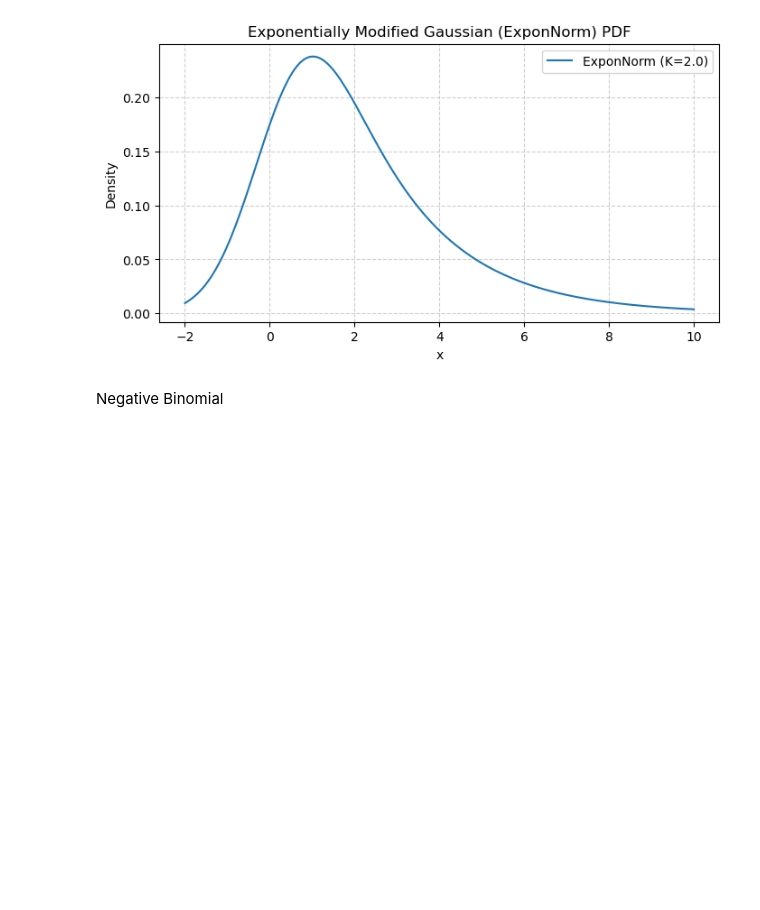
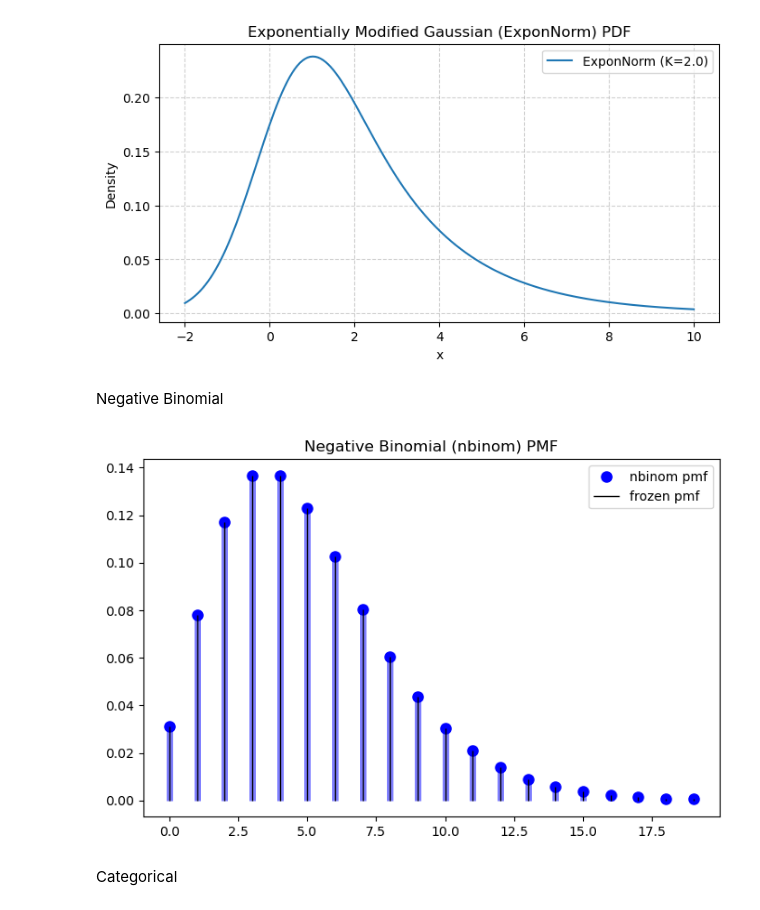
Before and after one commit to yani-iben/understanding_uncertainty_assignment6, a Jupyter notebook: assignment_6.ipynb, the cells around one changed output. Drawn from its saved outputs; the diff is of its cells as text; code cells hidden in the pictures; blank space fills up the shorter version.

```diff
--- a/assignment_6.ipynb
+++ b/assignment_6.ipynb
@@ -239,3 +239,26 @@ plt.show()
 [figure]
 # %% [markdown]
 Negative Binomial
+# %%
+from scipy.stats import nbinom
+n, p = 5, 0.5
+x_min = sp.nbinom.ppf(0.001, n, p)
+x_max = sp.nbinom.ppf(0.999, n, p)
+x = np.arange(x_min, x_max + 1)
+
+fig, ax = plt.subplots(1, 1, figsize=(8, 5))
+
+
+ax.plot(x, sp.nbinom.pmf(x, n, p), 'bo', ms=8, label='nbinom pmf')
+ax.vlines(x, 0, sp.nbinom.pmf(x, n, p), colors='b', lw=5, alpha=0.5)
+
+rv = sp.nbinom(n, p)
+ax.vlines(x, 0, rv.pmf(x), colors='k', linestyles='-', lw=1, label='frozen pmf')
+
+ax.set_title('Negative Binomial (nbinom) PMF')
+ax.legend(loc='best', frameon=True)
+plt.show()
+# %% [output]
+[figure, added]
+# %% [markdown]
+Categorical
```
Also changed, not shown: parts of 3 cells of this notebook.
